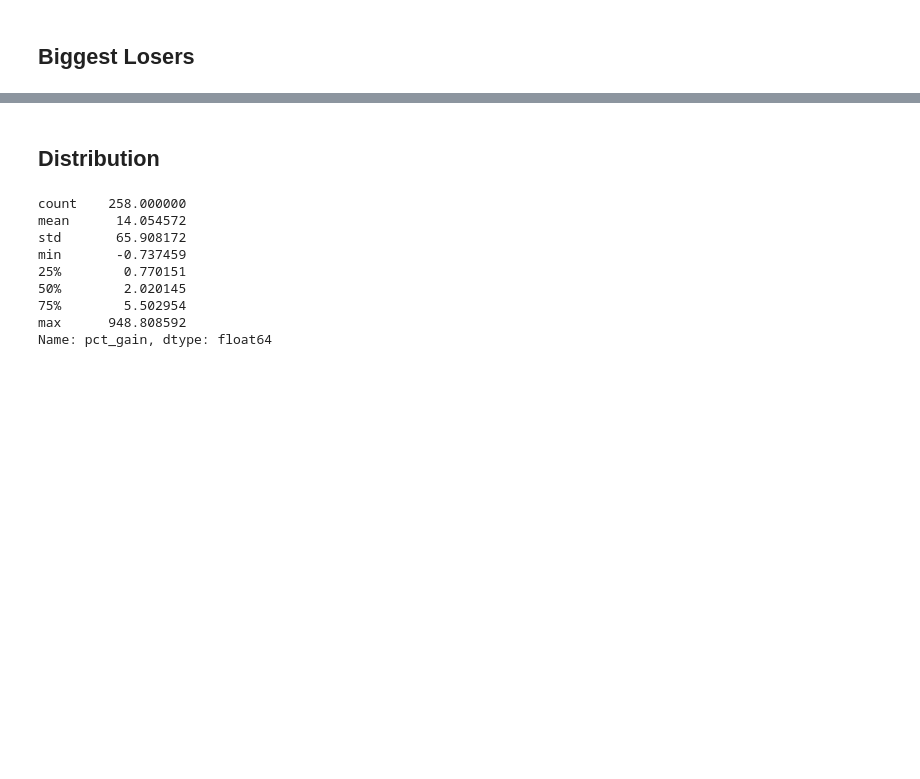
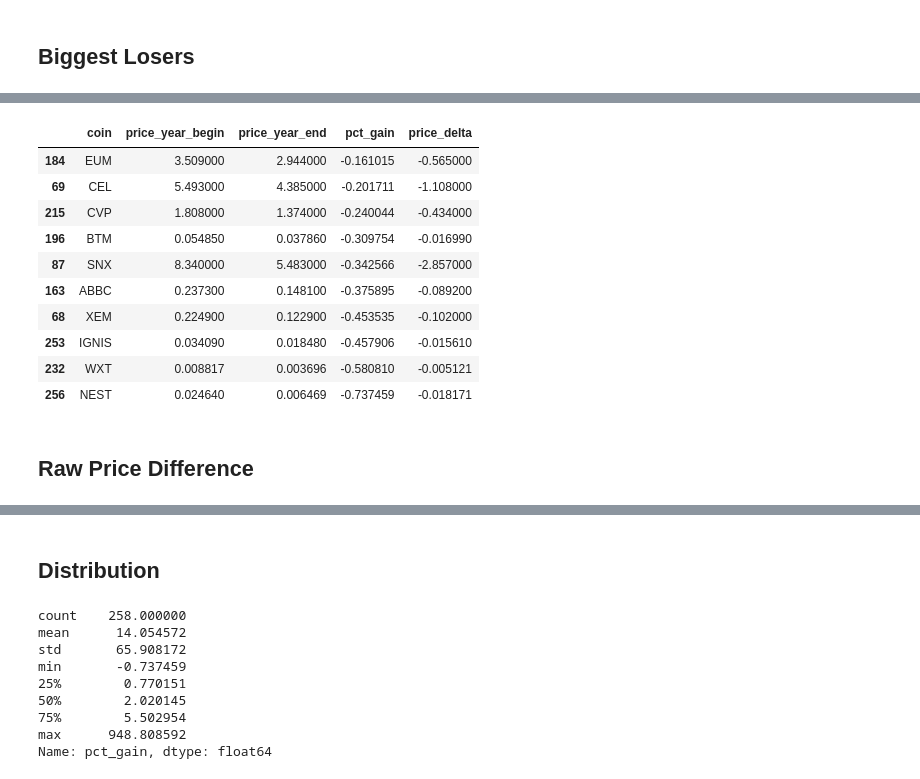
Before and after one commit to scochran3/public_notebooks, a Jupyter notebook: Coinbud/BlogPosts/Crypto's Biggest Gainers and Losers in 2021.ipynb, the cells around one changed output, grey strips where cells are left out. Cells and saved outputs as stored; diff of their text form; code cells hidden in the pictures; blank space fills up the shorter version.

```diff
--- a/Coinbud/BlogPosts/Crypto's Biggest Gainers and Losers in 2021.ipynb
+++ b/Coinbud/BlogPosts/Crypto's Biggest Gainers and Losers in 2021.ipynb
@@ -217,3 +234,19 @@ show(p)
 # %% [output]
 [interactive output not drawn]
 [interactive output not drawn]
+# %%
+biggest_losers
+# %% [output]
+|  | coin | price_year_begin | price_year_end | pct_gain | price_delta |
+| 184 | EUM | 3.509000 | 2.944000 | -0.161015 | -0.565000 |
+| 69 | CEL | 5.493000 | 4.385000 | -0.201711 | -1.108000 |
+| 215 | CVP | 1.808000 | 1.374000 | -0.240044 | -0.434000 |
+| 196 | BTM | 0.054850 | 0.037860 | -0.309754 | -0.016990 |
+| 87 | SNX | 8.340000 | 5.483000 | -0.342566 | -2.857000 |
+| 163 | ABBC | 0.237300 | 0.148100 | -0.375895 | -0.089200 |
+| 68 | XEM | 0.224900 | 0.122900 | -0.453535 | -0.102000 |
+| 253 | IGNIS | 0.034090 | 0.018480 | -0.457906 | -0.015610 |
+| 232 | WXT | 0.008817 | 0.003696 | -0.580810 | -0.005121 |
+| 256 | NEST | 0.024640 | 0.006469 | -0.737459 | -0.018171 |
+# %% [markdown]
+## Raw Price Difference
```
Also changed, not shown: parts of 6 cells of this notebook.
